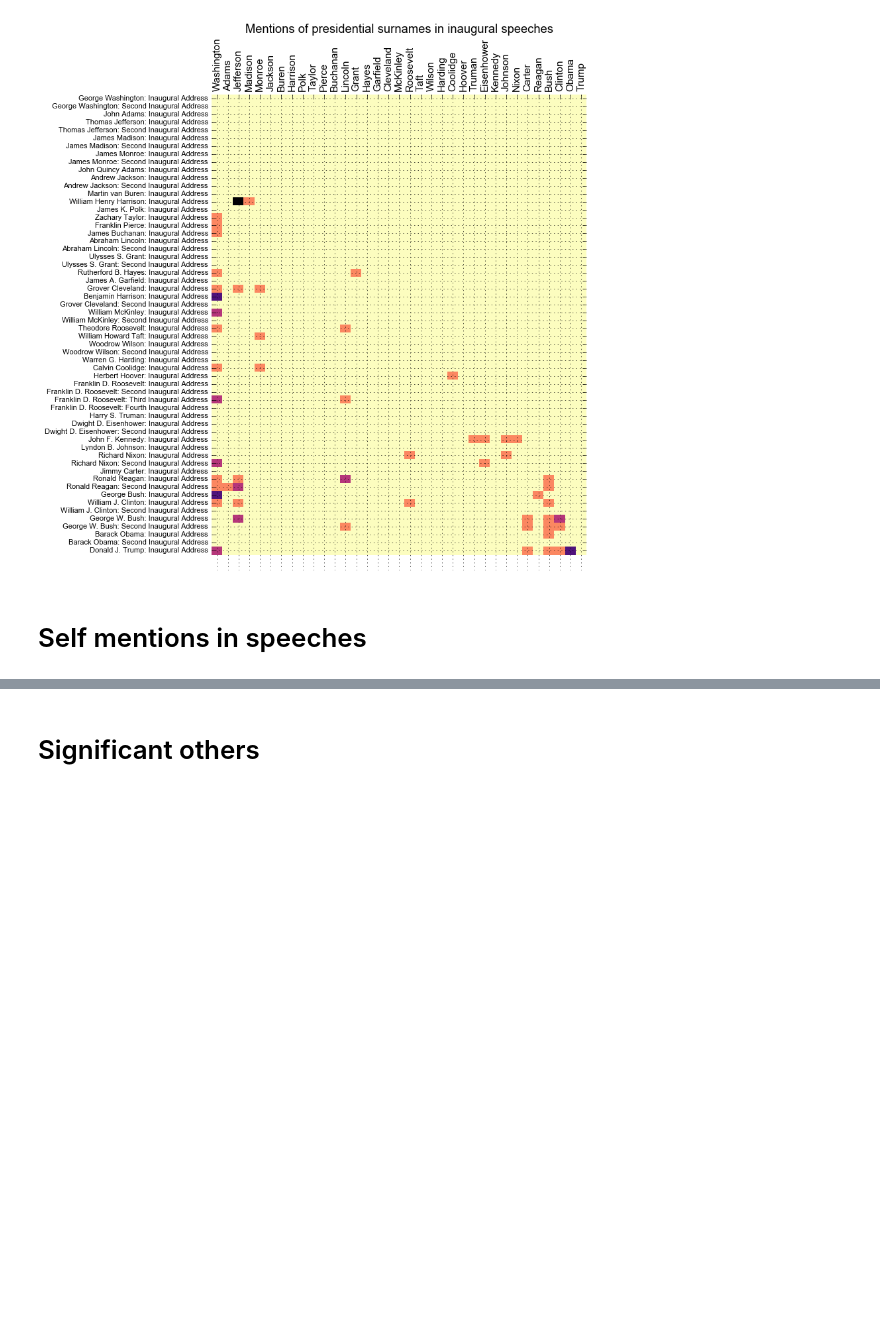
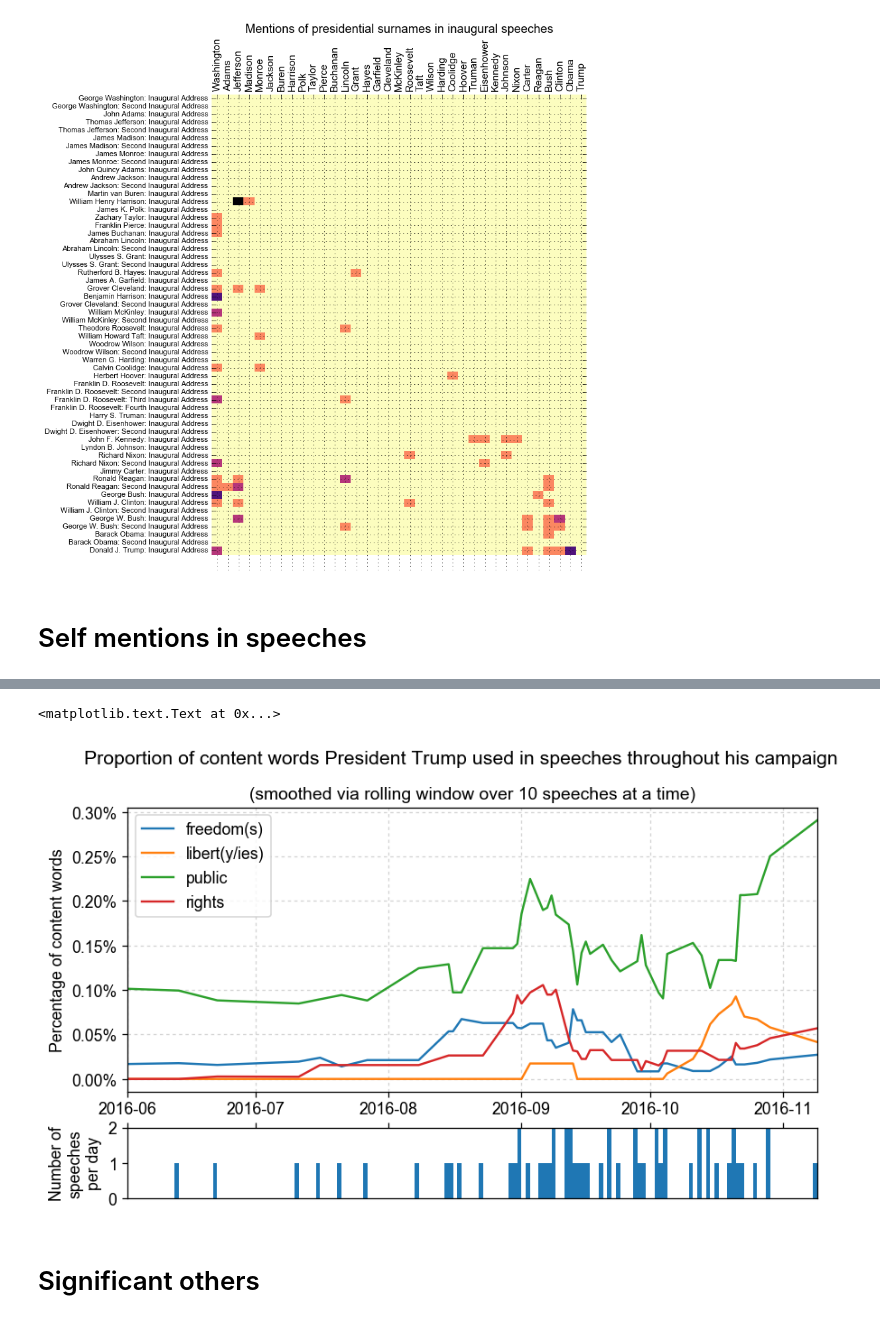
Before and after one commit to chbrown/presidents, a Jupyter notebook: notebooks/Words-with-Trump.ipynb, the cells around one changed output, grey strips where cells are left out. Saved outputs shown, nothing was run; the diff lists cells and outputs as text; code cells hidden in the pictures; blank space fills up the shorter version.

```diff
--- a/notebooks/Words-with-Trump.ipynb
+++ b/notebooks/Words-with-Trump.ipynb
@@ -348,0 +585,19 @@ plt.tight_layout()
+# %%
+def plot_timeseries(df, values='synset_proportion_smoothed', columns='synset', ax=None):
+    df_pivot = df.reset_index().pivot_table(values=values, index='timestamp', columns=columns)
+    ax = df_pivot.plot(kind='line', ax=ax, grid=True)
+    ax.yaxis.set_major_formatter(ticker.FuncFormatter(lambda y, _: '{:.02%}'.format(y)))
+    ax.legend(loc='best').set_title(None)
+    #ax.set_xlabel('Speech date')
+    ax.set_ylabel('Percentage of content words')
+    return df_pivot
+# %%
+focus_synset_names = {
+    'freedom(s)', 'libert(y/ies)', 'rights', 'public',
+    #'america(n(s))', 'job(s)',
+}
+focus_synsets = [(synset_name, synset_tokens) for synset_name, synset_tokens in synsets
+                 if synset_name in focus_synset_names]
+# %%
+smoothing_window = 10
+df = create_synset_df(speeches['trump_election2016'], focus_synsets, smoothing_window)
@@ -349,3 +607,33 @@ plt.tight_layout()
+# %%
+fig = plt.figure()#figsize=(12,5))
+grid = mgridspec.GridSpec(nrows=2, ncols=1, height_ratios=[4, 1])
+
+# produce top synsets plot
+synset_ax = fig.add_subplot(grid[0])
+synset_ax.tick_params(labelbottom='off')
+synset_ax.xaxis.label.set_visible(False)
+plot_timeseries(df, ax=synset_ax)
+synset_ax.set_title('(smoothed via rolling window over %d speeches at a time)' % smoothing_window, {'fontsize': 12})
+
+# produce bottom daily speeches plot
+daily_ax = fig.add_subplot(grid[1])
+daily_ax.xaxis.tick_top()
+# for a bar plot, width=-1, align='edge' is like width=1, align='right' except 'right' isn't a valid align value
+daily_ax.bar(timestamp_counts.index, timestamp_counts.values, width=-1, align='edge') # width is in days?
+daily_ax.set_ylabel('Number of\nspeeches\nper day')
+
+# trim axes the same
+min_x = pd.to_datetime('2016-06-01')
+max_x = pd.to_datetime('2016-11-09')
+synset_ax.set_xlim(min_x, max_x)
+daily_ax.set_xlim(min_x, max_x)
+daily_ax.set_ylim(None, 2)
+
+plt.suptitle('Proportion of content words President Trump used in speeches throughout his campaign')
+# fig.tight_layout()
+# %% [output]
+<matplotlib.text.Text at 0x...>
+[figure, added]
 # %% [markdown]
 # Significant others
 # %%
```
Also changed, not shown: parts of 39 cells of this notebook.
